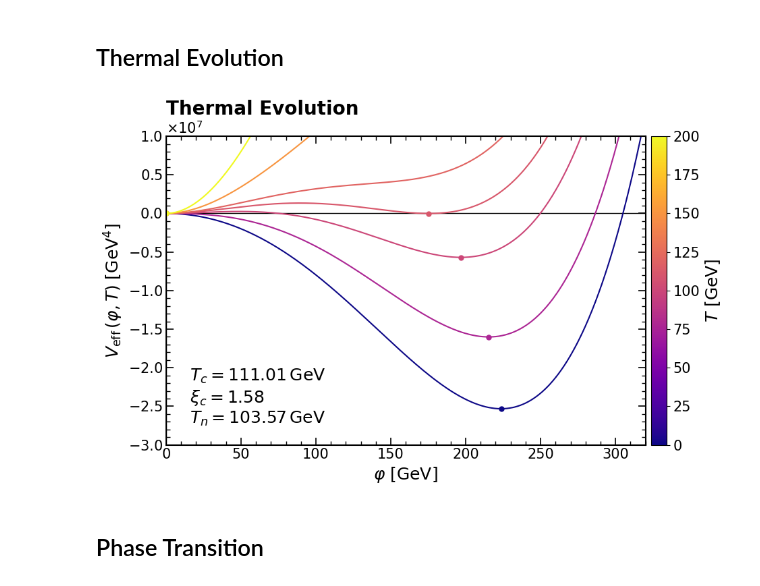
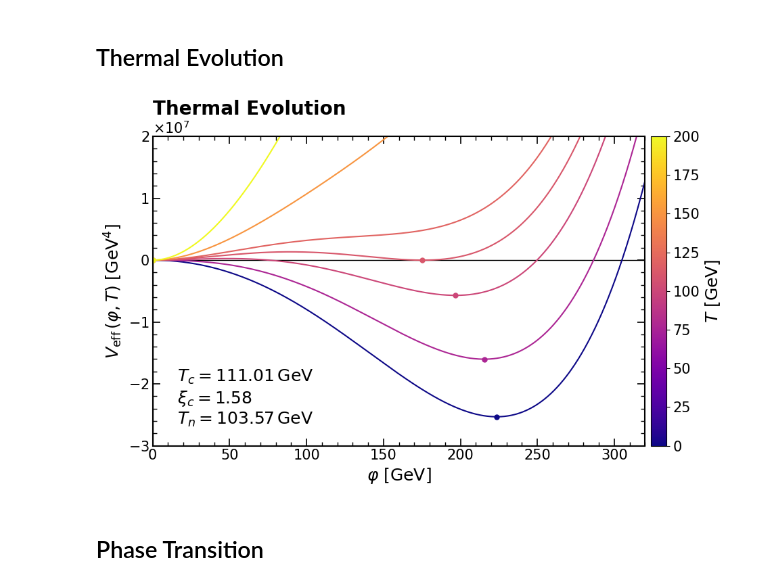
Before and after one commit to Diego-gt-phys/TFM-Repository, a Jupyter notebook: CosmoTransitions/Abelian_Analysis.ipynb, the cells around one changed output. Cells and saved outputs as stored; diff of their text form; code cells hidden in the pictures.

```diff
--- a/CosmoTransitions/Abelian_Analysis.ipynb
+++ b/CosmoTransitions/Abelian_Analysis.ipynb
@@ -129,37 +129,37 @@ for T in T_vals:
     ax.plot(phi_min, V_min-model.Vtot(np.array([[0.0]]), T), 'o', color=color, ms=5)
 
 ax.set_xlim(0, 320)
-ax.set_ylim(-3e7,1e7)
+ax.set_ylim(-3e7,2e7)
 
 ax.set_xlabel(r'$\varphi$ $\left[\mathrm{GeV}\right]$', fontsize=18)
 ax.set_ylabel(r'$V_\mathrm{eff}\,(\varphi, T)$ $\left[\mathrm{GeV^4}\right]$', fontsize=18)
 
 ax.yaxis.set_major_formatter(ScalarFormatter(useMathText=True))
 ax.ticklabel_format(style='sci', axis='y', scilimits=(-2, 2))
 ax.yaxis.get_offset_text().set_fontsize(15)
 for spine in ax.spines.values():
     spine.set_linewidth(1.5)
 
 # Configure ticks
 ax.tick_params(axis='both', which='major', direction='in', length=8, width=1.2, labelsize=15, top=True, right=True)
 ax.tick_params(axis='both', which='minor', direction='in', length=4, width=1, labelsize=15, top=True, right=True)
 ax.minorticks_on()
 
 cbar = fig.colorbar(sm, ax=ax, pad=0.01)
 cbar.set_label(r'$T\ [\mathrm{GeV}]$', fontsize=18)
 cbar.ax.tick_params(labelsize=15)
 
 
 annotation = (rf"$T_c   = 111.01 \, \mathrm{{GeV}}$"  "\n"rf"$\xi_c = 1.58$" "\n"rf"$T_n = 103.57 \, \mathrm{{GeV}}$")
 ax.text(0.05, 0.25, annotation,transform=ax.transAxes,fontsize=18,verticalalignment='top',horizontalalignment='left')
 
 plt.title(r"Thermal Evolution", loc='left', fontsize=20, fontweight='bold')
 plt.tight_layout()
 plt.savefig("figures\AbelianCT_Thermal.pdf", format="pdf", bbox_inches="tight")
 
 plt.show()
 # %% [output]
-[figure, old version]
+[figure, new version]
 # %% [markdown]
 ## Phase Transition
 # %%
```
Also changed, not shown: parts of 1 cell of this notebook, 1 other file.
